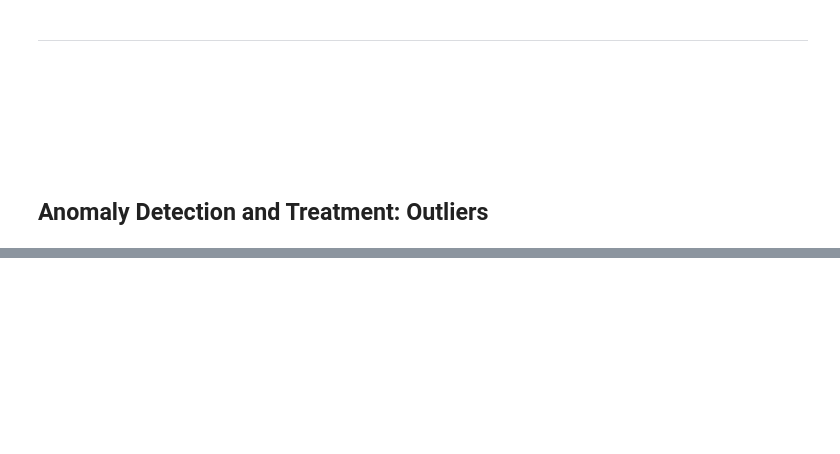
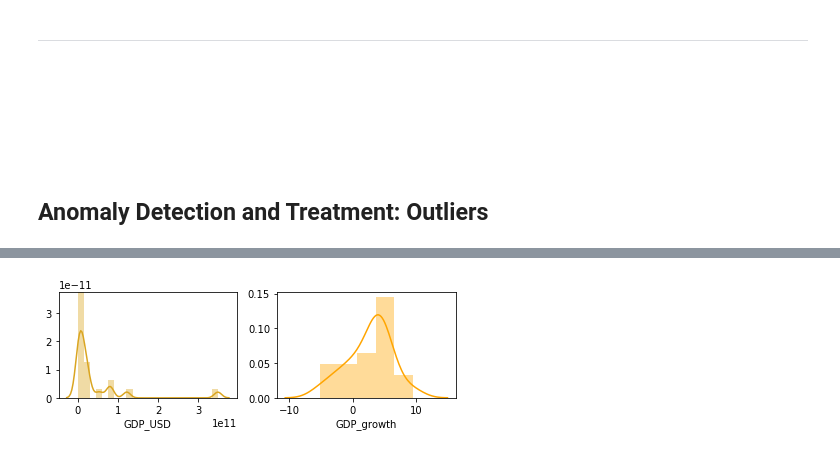
Before and after one commit to Team-3-Valencia-Hult-Analytics/ES_Africa_T3, a Jupyter notebook: Africa_project.ipynb, the cells around one changed output, grey strips where cells are left out. Saved outputs shown, nothing was run; the diff lists cells and outputs as text; code cells hidden in the pictures; blank space fills up the shorter version.

```diff
--- a/Africa_project.ipynb
+++ b/Africa_project.ipynb
@@ -347,0 +326,9 @@ types = {'Obs'       : str,
+# %%
+#Subseting Data
+
+#macro analysis by Jorge Betancourt
+
+Africa_macro = AfricaDf[["Country Code","Country_Name","GDP_USD","GDP_growth",
+                         "Emp_agriculture","Emp_industry","Emp_services"]]
+
+Africa_macro.describe().round(2)
@@ -347,0 +458,75 @@ types = {'Obs'       : str,
+# %%
+## Session 14.3.2 ##
+
+# Customizing with sns.distplot
+plt.subplot(2, 2, 1)
+sns.distplot(Africa_macro['GDP_USD'],
+             bins = 'fd',
+             color = 'goldenrod')
+
+
+# labeling axis
+plt.xlabel('GDP_USD')
+
+########################################
+
+
+plt.subplot(2,2, 2)
+sns.distplot(Africa_macro['GDP_growth'],
+             bins = 'fd',
+             color = 'orange')
+
+
+# labeling axis
+plt.xlabel('GDP_growth')
+
+# formatting and display
+plt.tight_layout()
+plt.savefig('GDP_histograms.png')
+plt.show()
+
+########################################
+
+plt.subplot(2, 2, 1)
+sns.distplot(Africa_macro['Emp_agriculture'],
+             bins = 'fd',
+             kde = False,
+             rug = True,
+             color = 'springgreen')
+
+# labeling axis
+plt.xlabel('Employement in agriculture')
+
+########################################
+
+plt.subplot(2, 2, 2)
+
+sns.distplot(Africa_macro['Emp_industry'],
+             bins = 'fd',
+             kde = False,
+             rug = True,
+             color = 'cyan')
+
+# labeling axis
+plt.xlabel('Employment in Industry')
+
+########################################
+
+
+plt.subplot(2, 2, 3)
+sns.distplot(Africa_macro['Emp_services'],
+             kde = False,
+             rug = True,
+             color = 'navy')
+
+
+# labeling axis
+plt.xlabel('Employment in Services')
+
+
+# formatting and display
+plt.tight_layout()
+plt.savefig('Employment sectors.png')
+plt.show()
+# %% [output]
+[figure, added]
```
Also changed, not shown: parts of 13 cells of this notebook, 12 other files.
